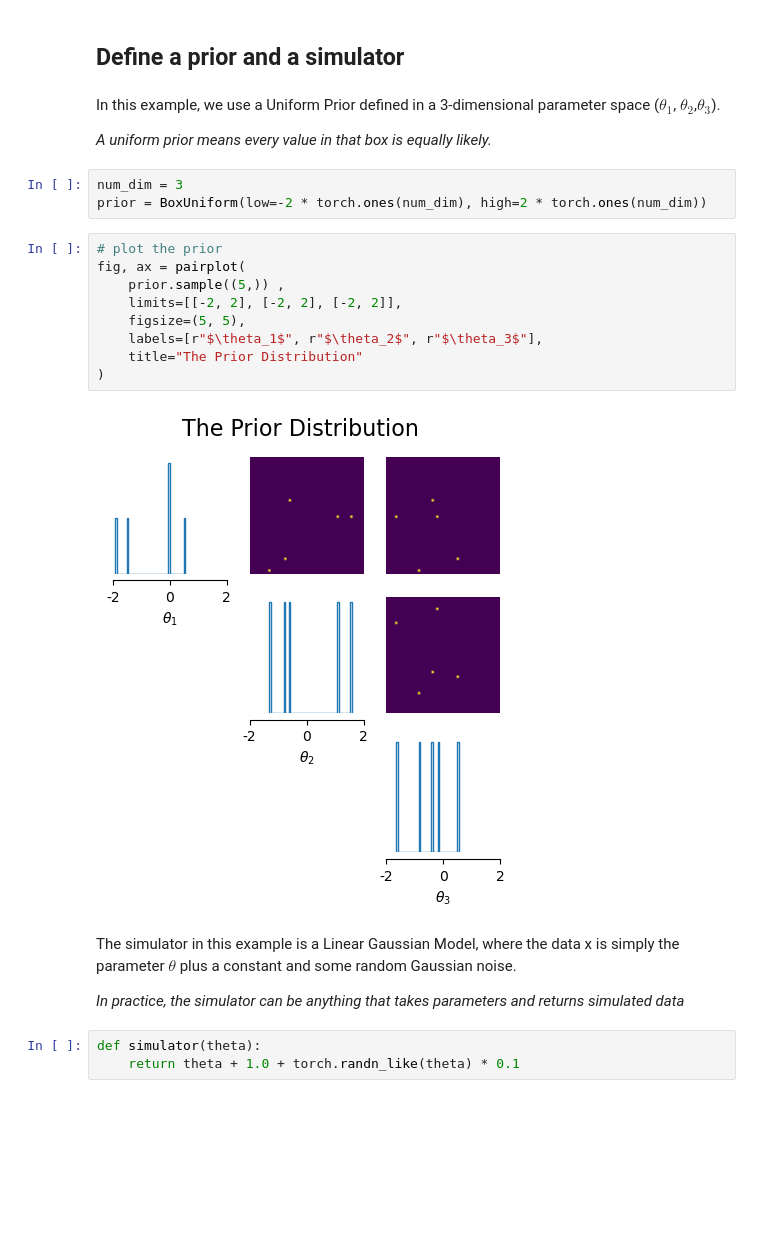
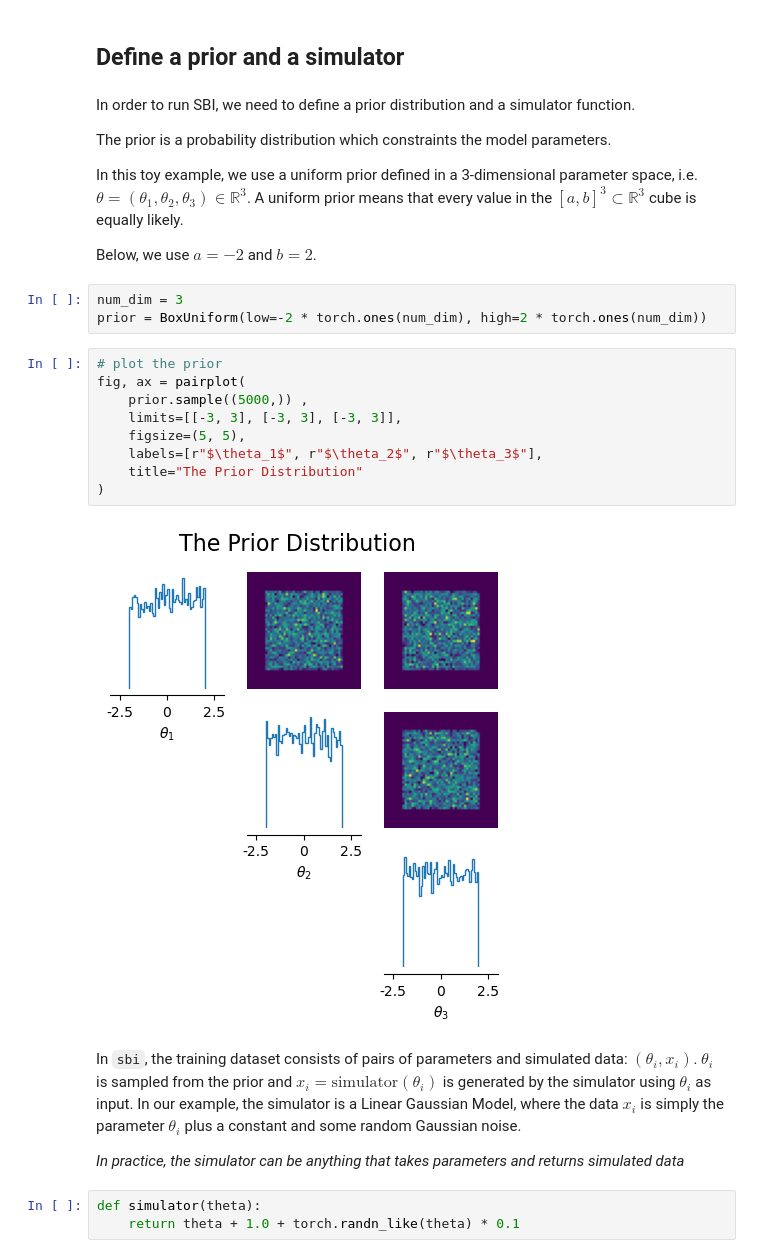
Before and after one commit to ningyuxin1999/SBI-workshop-Legend2025, a Jupyter notebook: notebooks/1_introduction_to_sbi.ipynb, the cells around one changed output. Cells and saved outputs as stored; diff of their text form; blank space fills up the shorter version.

```diff
--- a/notebooks/1_introduction_to_sbi.ipynb
+++ b/notebooks/1_introduction_to_sbi.ipynb
@@ -49,25 +52,29 @@ _ = torch.manual_seed(0)
 # %% [markdown]
 ## Define a **prior** and a **simulator**
 # %% [markdown]
-In this example, we use a Uniform Prior defined in a 3-dimensional parameter space ($\theta_1$, $\theta_2$,$\theta_3$).
+In order to run SBI, we need to define a prior distribution and a simulator function.
 
-*A uniform prior means every value in that box is equally likely.*
+The prior is a probability distribution which constraints the model parameters.
+
+In this toy example, we use a uniform prior defined in a 3-dimensional parameter space, i.e. $\theta = (\theta_1, \theta_2, \theta_3) \in \mathbb{R}^3$. A uniform prior means that every value in the $[a, b]^3 \subset \mathbb{R}^3$ cube is equally likely.
+
+Below, we use $a = -2$ and $b = 2$.
 # %%
 num_dim = 3
 prior = BoxUniform(low=-2 * torch.ones(num_dim), high=2 * torch.ones(num_dim))
 # %%
 # plot the prior
 fig, ax = pairplot(
-    prior.sample((5,)) ,
-    limits=[[-2, 2], [-2, 2], [-2, 2]],
+    prior.sample((5000,)) ,
+    limits=[[-3, 3], [-3, 3], [-3, 3]],
     figsize=(5, 5),
     labels=[r"$\theta_1$", r"$\theta_2$", r"$\theta_3$"],
     title="The Prior Distribution"
 )
 # %% [output]
-[figure, old version]
+[figure, new version]
 # %% [markdown]
-The simulator in this example is a Linear Gaussian Model, where the data x is simply the parameter $\theta$ plus a constant and some random Gaussian noise.
+In `sbi`, the training dataset consists of pairs of parameters and simulated data: $(\theta_i, x_i)$. $\theta_i$ is sampled from the prior and $x_i = \text{simulator}(\theta_i)$ is generated by the simulator using $\theta_i$ as input. In our example, the simulator is a Linear Gaussian Model, where the data $x_i$ is simply the parameter $\theta_i$ plus a constant and some random Gaussian noise.
 
 *In practice, the simulator can be anything that takes parameters and returns simulated data*
 # %%
```
Also changed, not shown: parts of 16 cells of this notebook, 1 other file.
